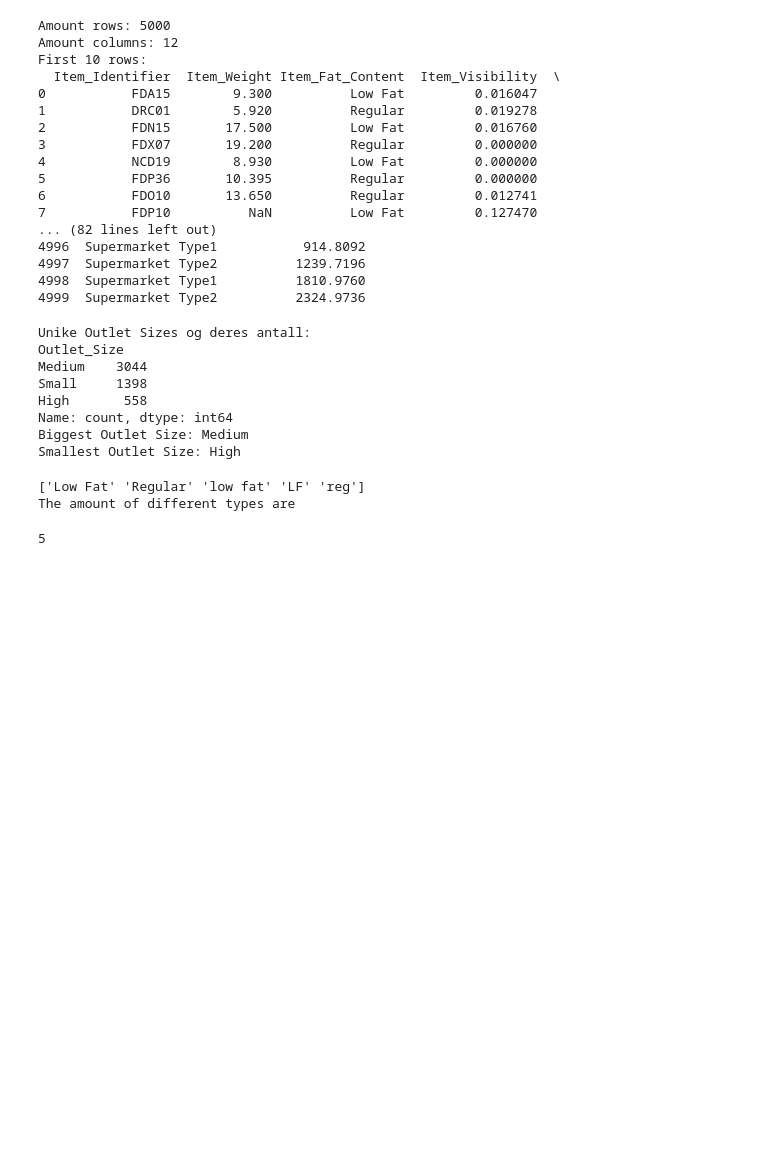
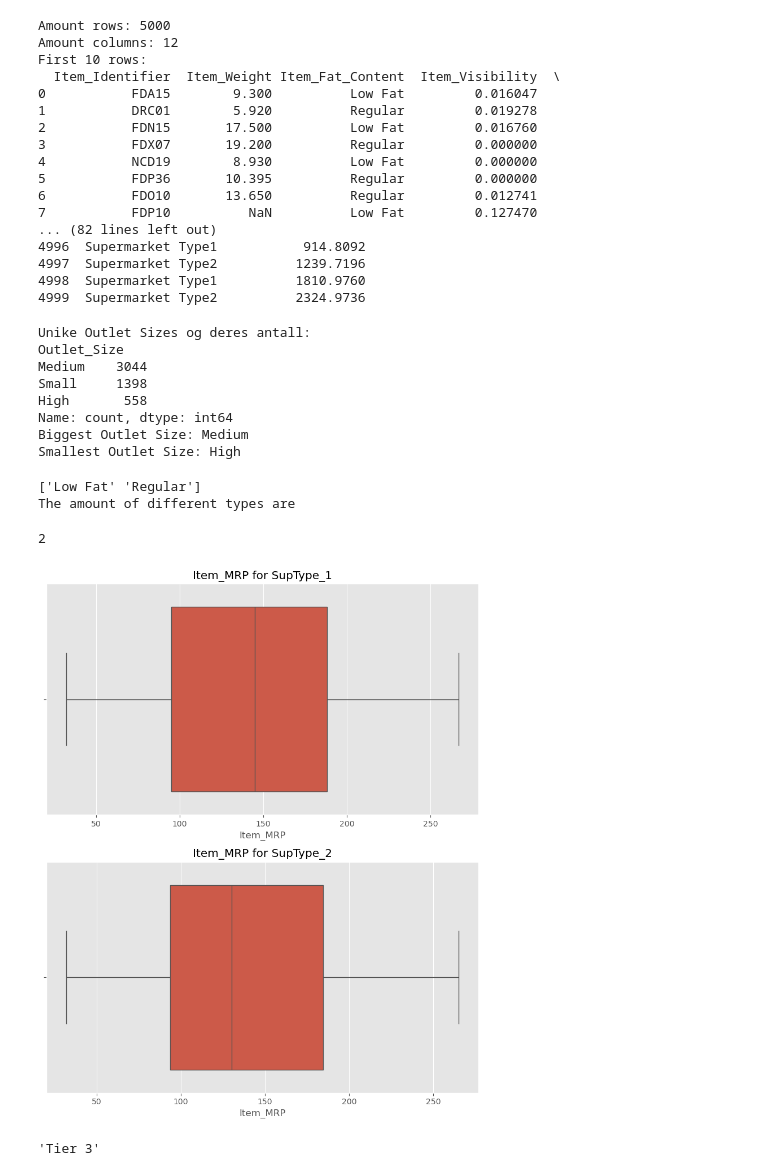
Before and after one commit to abtuf9857/DAPE-3625-KI, a Jupyter notebook: Mandatory Assignments/Grocery_Analysis.ipynb, the cells around one changed output. Saved outputs shown, nothing was run; the diff lists cells and outputs as text; code cells hidden in the pictures; blank space fills up the shorter version.

```diff
--- a/Mandatory Assignments/Grocery_Analysis.ipynb
+++ b/Mandatory Assignments/Grocery_Analysis.ipynb
@@ -66,14 +70,62 @@ High       558
 Name: count, dtype: int64
 Biggest Outlet Size: Medium
 Smallest Outlet Size: High
-# %%
-#4
-
-#We only have two types but it is saved as 5
-print(Grc_df['Item_Fat_Content'].unique())
-print(f"The amount of different types are")
-Grc_df['Item_Fat_Content'].nunique()
-# %% [output]
-['Low Fat' 'Regular' 'low fat' 'LF' 'reg']
-The amount of different types are
-5
+# %%
+#4
+
+
+print(Grc_df['Item_Fat_Content'].unique())
+print(f"The amount of different types are")
+Grc_df['Item_Fat_Content'].nunique()
+# %% [output]
+['Low Fat' 'Regular']
+The amount of different types are
+2
+# %%
+#5
+#Dropping columns based on column index
+Grc_new_df = Grc_df.drop(Grc_df.columns[[0, 6]], axis=1)
+# %%
+#6
+
+
+# Filtering rows where 'Outlet_Type' is 'Supermarket Type1' and 'Supermarket Type2'
+SupType_1 = Grc_new_df[Grc_new_df['Outlet_Type'] == 'Supermarket Type1']
+SupType_2 = Grc_new_df[Grc_new_df['Outlet_Type'] == 'Supermarket Type2']
+# %%
+#7
+
+import matplotlib.pyplot as plt
+import seaborn as sns
+
+# Sett ggplot style
+plt.style.use('ggplot')
+
+# Opprett figur og subplots
+fig, axes = plt.subplots(2, 1, figsize=(8, 10))
+
+# Boxplot for SupType_1
+sns.boxplot(ax=axes[0], x='Item_MRP', data=SupType_1)
+axes[0].set_title('Item_MRP for SupType_1')
+
+# Boxplot for SupType_2
+sns.boxplot(ax=axes[1], x='Item_MRP', data=SupType_2)
+axes[1].set_title('Item_MRP for SupType_2')
+
+plt.tight_layout()
+plt.show()
+
+#item 1 has a higher mrp
+# %% [output]
+[figure, added]
+# %%
+#8
+
+# Concatenating SupType_1 and SupType_2 DataFrames into a new DataFrame
+Grc_Concat_df = pd.concat([SupType_1, SupType_2])
+
+# Sorting the concatenated DataFrame in ascending order based on 'Item_Outlet_Sales'
+Grc_Concat_df.sort_values(by='Item_Outlet_Sales', inplace=True)
+Grc_Concat_df.groupby('Outlet_Location_Type')['Item_Outlet_Sales'].min().idxmin()
+# %% [output]
+'Tier 3'
```
Also changed, not shown: parts of 3 cells of this notebook.
